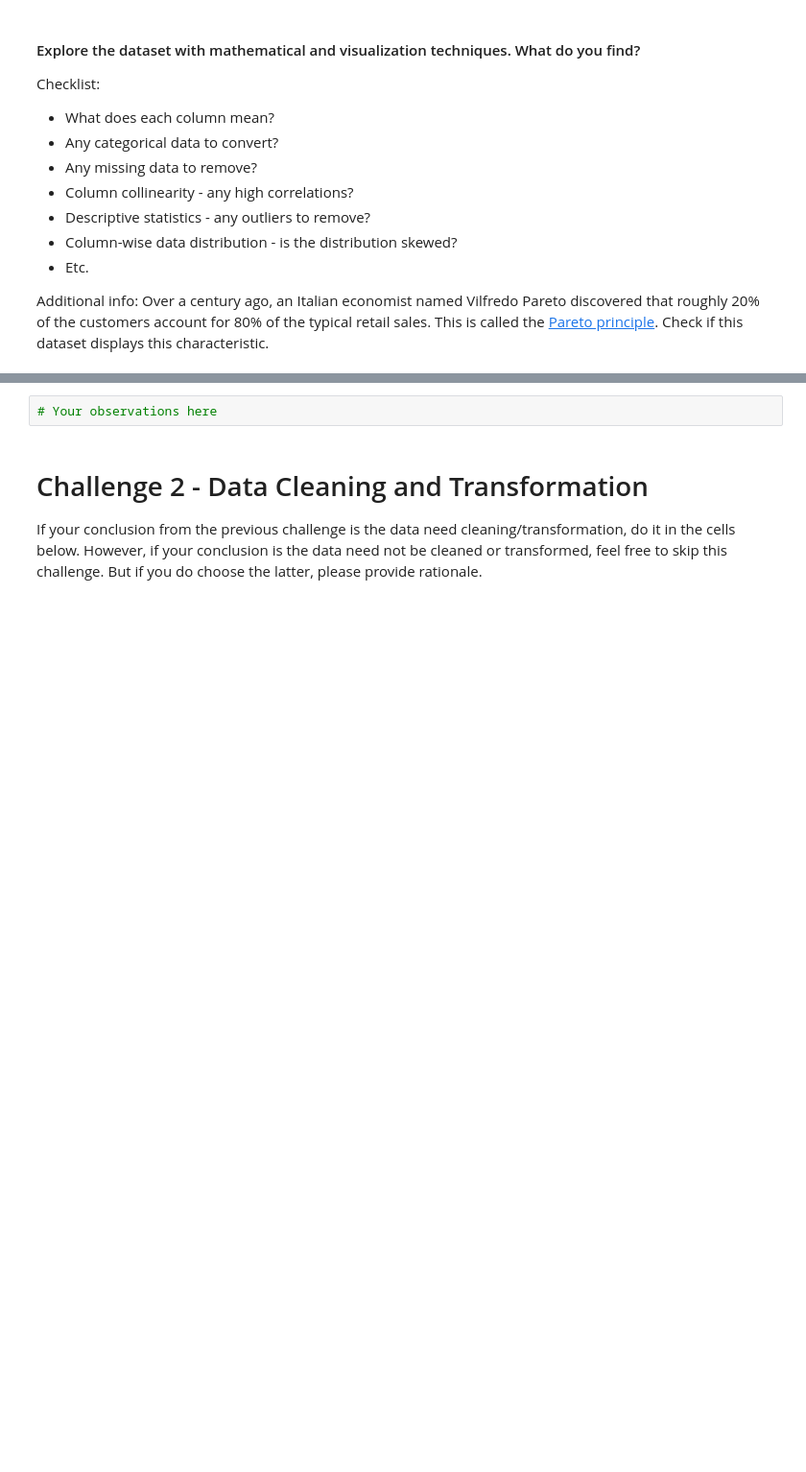
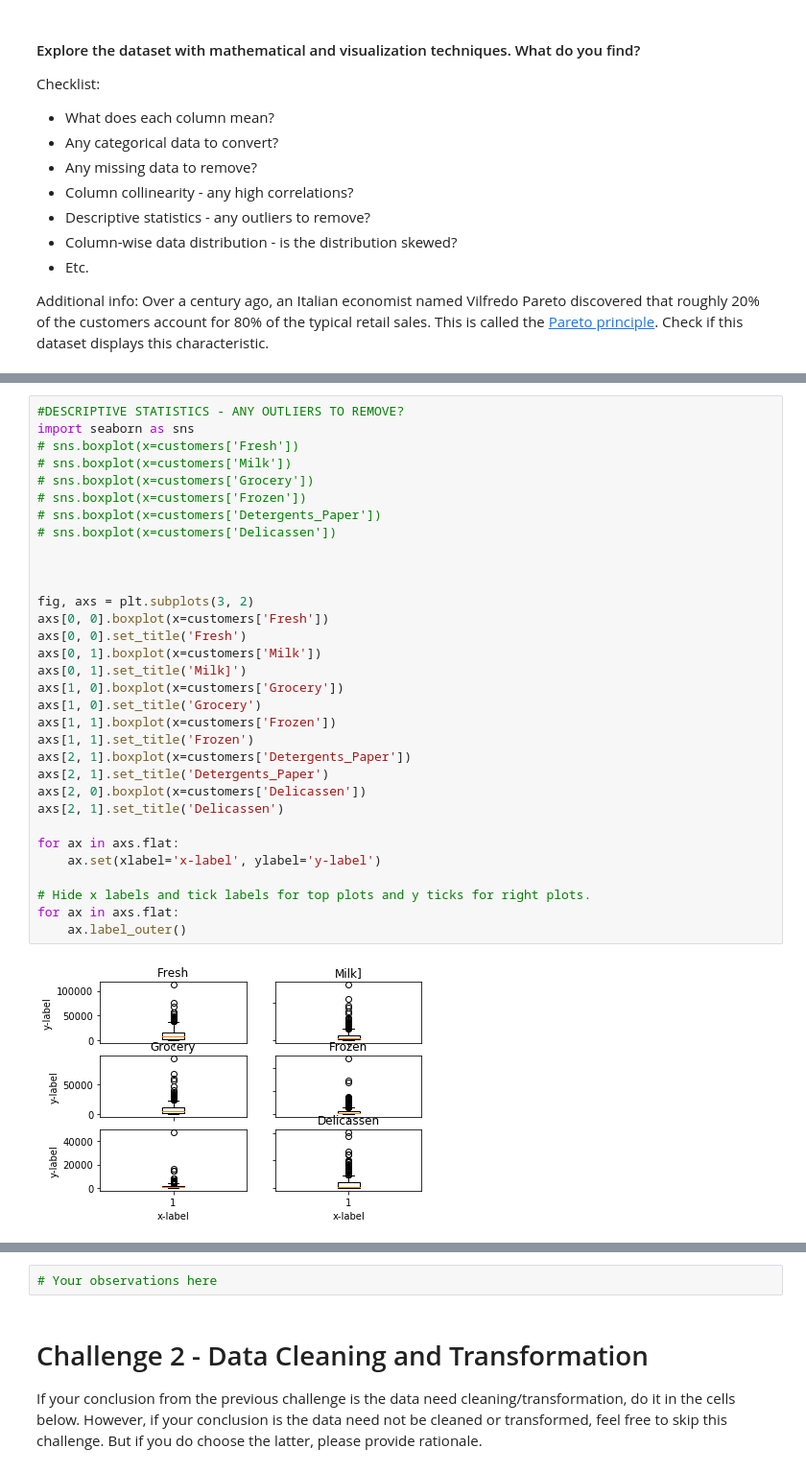
Before and after one commit to Albrodmar/dataptmad1019, a Jupyter notebook: module-3/lab-unsupervised-learning/your-code/main.ipynb, the cells around one changed output, grey strips where cells are left out. Shown at 96% size. Saved outputs shown, nothing was run; the diff lists cells and outputs as text; blank space fills up the shorter version.

```diff
--- a/module-3/lab-unsupervised-learning/your-code/main.ipynb
+++ b/module-3/lab-unsupervised-learning/your-code/main.ipynb
@@ -39,0 +119,34 @@ Additional info: Over a century ago, an Italian economist named Vilfredo Pareto
+# %%
+#DESCRIPTIVE STATISTICS - ANY OUTLIERS TO REMOVE?
+import seaborn as sns
+# sns.boxplot(x=customers['Fresh'])
+# sns.boxplot(x=customers['Milk'])
+# sns.boxplot(x=customers['Grocery'])
+# sns.boxplot(x=customers['Frozen'])
+# sns.boxplot(x=customers['Detergents_Paper'])
+# sns.boxplot(x=customers['Delicassen'])
+
+
+
+fig, axs = plt.subplots(3, 2)
+axs[0, 0].boxplot(x=customers['Fresh'])
+axs[0, 0].set_title('Fresh')
+axs[0, 1].boxplot(x=customers['Milk'])
+axs[0, 1].set_title('Milk]')
+axs[1, 0].boxplot(x=customers['Grocery'])
+axs[1, 0].set_title('Grocery')
+axs[1, 1].boxplot(x=customers['Frozen'])
+axs[1, 1].set_title('Frozen')
+axs[2, 1].boxplot(x=customers['Detergents_Paper'])
+axs[2, 1].set_title('Detergents_Paper')
+axs[2, 0].boxplot(x=customers['Delicassen'])
+axs[2, 1].set_title('Delicassen')
+
+for ax in axs.flat:
+    ax.set(xlabel='x-label', ylabel='y-label')
+
+# Hide x labels and tick labels for top plots and y ticks for right plots.
+for ax in axs.flat:
+    ax.label_outer()
+# %% [output]
+[figure, added]
```
Also changed, not shown: parts of 10 cells of this notebook.
